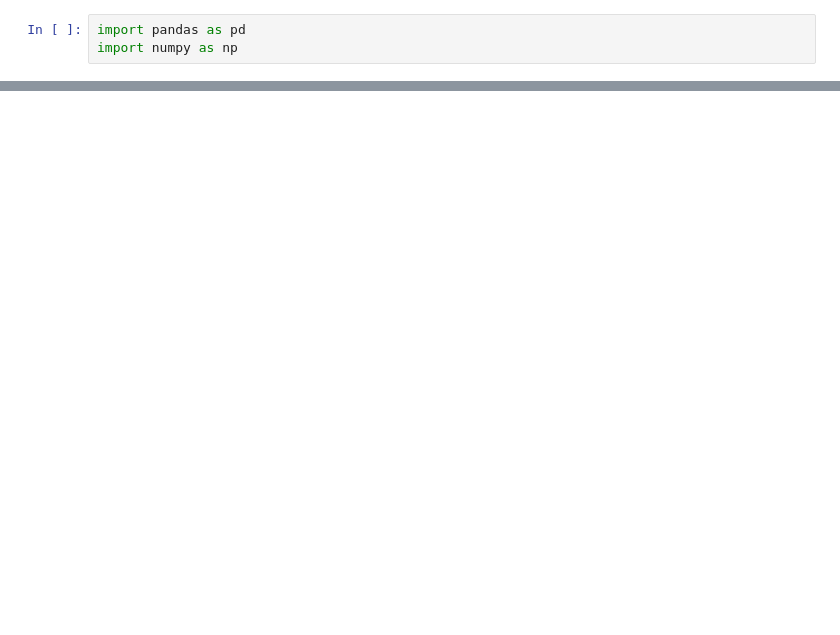
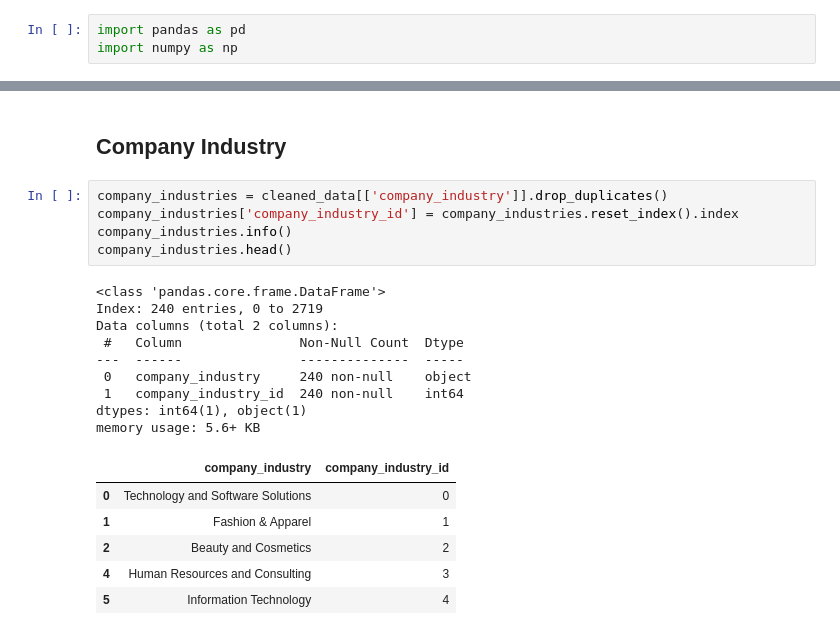
Before and after one commit to hireonai/ml-services, a Jupyter notebook: data/data_normalization_notebook.ipynb, the cells around one changed output, grey strips where cells are left out. Cells and saved outputs as stored; diff of their text form; blank space fills up the shorter version.

```diff
--- a/data/data_normalization_notebook.ipynb
+++ b/data/data_normalization_notebook.ipynb
@@ -61,0 +68,23 @@ temp_data.to_csv('full_temp_data.csv')
+# %% [markdown]
+## Company Industry
+# %%
+company_industries = cleaned_data[['company_industry']].drop_duplicates()
+company_industries['company_industry_id'] = company_industries.reset_index().index
+company_industries.info()
+company_industries.head()
+# %% [output]
+<class 'pandas.core.frame.DataFrame'>
+Index: 240 entries, 0 to 2719
+Data columns (total 2 columns):
+ #   Column               Non-Null Count  Dtype
+---  ------               --------------  -----
+ 0   company_industry     240 non-null    object
+ 1   company_industry_id  240 non-null    int64
+dtypes: int64(1), object(1)
+memory usage: 5.6+ KB
+|  | company_industry | company_industry_id |
+| 0 | Technology and Software Solutions | 0 |
+| 1 | Fashion & Apparel | 1 |
+| 2 | Beauty and Cosmetics | 2 |
+| 4 | Human Resources and Consulting | 3 |
+| 5 | Information Technology | 4 |
```
Also changed, not shown: parts of 21 cells of this notebook, 9 other files.
